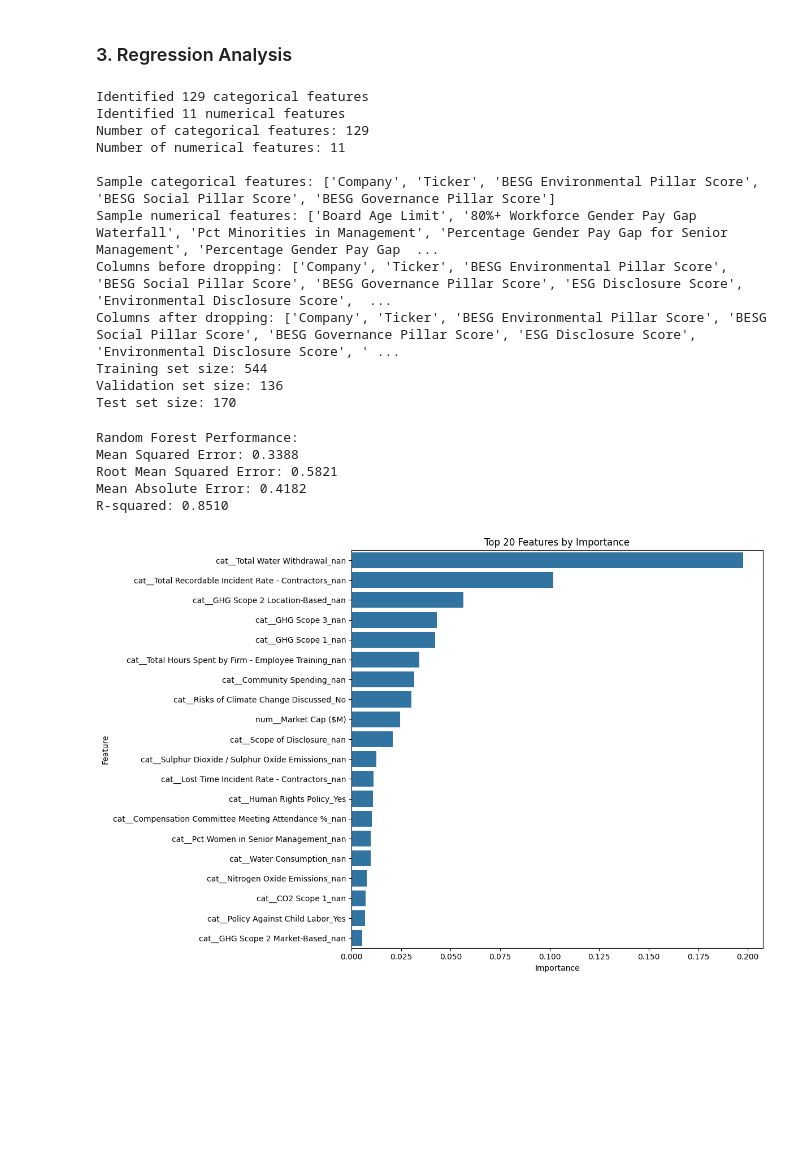
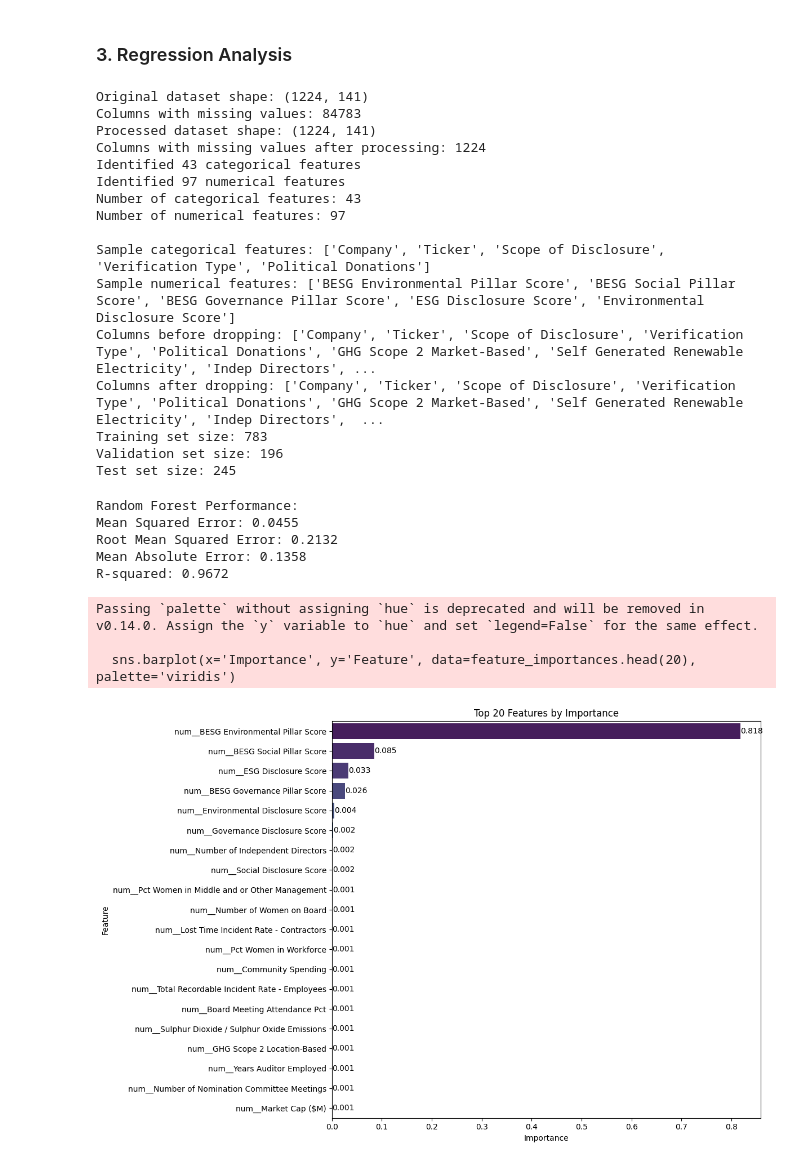
Before and after one commit to XYinfg/esg_analytics, a Jupyter notebook: EDA/EDA.ipynb, the cells around one changed output. Cells and saved outputs as stored; diff of their text form; code cells hidden in the pictures; blank space fills up the shorter version.

```diff
--- a/EDA/EDA.ipynb
+++ b/EDA/EDA.ipynb
@@ -241,7 +282,10 @@ plt.tight_layout()
 ### 3. Regression Analysis
 # %%
 # Prepare data for modeling
-df_filtered, cat_features, num_features = prepare_data_for_modeling(df_filtered)
+df = load_and_clean_data(file_path)
+
+# Drop rows with missing ESG scores
+df, cat_features, num_features = prepare_data_for_modeling(df)
 
 print(f"Number of categorical features: {len(cat_features)}")
 print(f"Number of numerical features: {len(num_features)}")
@@ -250,10 +294,10 @@ print(f"Number of numerical features: {len(num_features)}")
 print("\nSample categorical features:", cat_features[:5])
 print("Sample numerical features:", num_features[:5])
 
-# cols_to_drop = ['Company', 'Ticker', 'Year', 'BESG Environmental Pillar Score', 'BESG Social Pillar Score', 'BESG Governance Pillar Score']
+# cols_to_drop = ['BESG Environmental Pillar Score', 'BESG Social Pillar Score', 'BESG Governance Pillar Score']
 
 # Split the data into training, validation, and test sets
-X = df_filtered[cat_features + num_features]
+X = df[cat_features + num_features]
 
 # Verify columns to drop are in the DataFrame
 print(f"Columns before dropping: {X.columns.tolist()}")
@@ -268,7 +312,7 @@ print(f"Columns after dropping: {X.columns.tolist()}")
 # cat_features = [col for col in cat_features if col not in cols_to_drop]
 # num_features = [col for col in num_features if col not in cols_to_drop]
 
-y = df_filtered['BESG ESG Score']
+y = df['BESG ESG Score']
 
 # First split: train+val vs test (80% vs 20%)
 X_train_val, X_test, y_train_val, y_test = train_test_split(X, y, test_size=0.2, random_state=42)
@@ -280,17 +324,21 @@ print(f"Training set size: {X_train.shape[0]}")
 print(f"Validation set size: {X_val.shape[0]}")
 print(f"Test set size: {X_test.shape[0]}")
 # %% [output]
-Identified 129 categorical features
-Identified 11 numerical features
-Number of categorical features: 129
-Number of numerical features: 11
+Original dataset shape: (1224, 141)
+Columns with missing values: 84783
+Processed dataset shape: (1224, 141)
+Columns with missing values after processing: 1224
+Identified 43 categorical features
+Identified 97 numerical features
+Number of categorical features: 43
+Number of numerical features: 97
 
-Sample categorical features: ['Company', 'Ticker', 'BESG Environmental Pillar Score', 'BESG Social Pillar Score', 'BESG Governance Pillar Score']
-Sample numerical features: ['Board Age Limit', '80%+ Workforce Gender Pay Gap Waterfall', 'Pct Minorities in Management', 'Percentage Gender Pay Gap for Senior Management', 'Percentage Gender Pay Gap  ...
-Columns before dropping: ['Company', 'Ticker', 'BESG Environmental Pillar Score', 'BESG Social Pillar Score', 'BESG Governance Pillar Score', 'ESG Disclosure Score', 'Environmental Disclosure Score',  ...
-Columns after dropping: ['Company', 'Ticker', 'BESG Environmental Pillar Score', 'BESG Social Pillar Score', 'BESG Governance Pillar Score', 'ESG Disclosure Score', 'Environmental Disclosure Score', ' ...
-Training set size: 544
-Validation set size: 136
-Test set size: 170
+Sample categorical features: ['Company', 'Ticker', 'Scope of Disclosure', 'Verification Type', 'Political Donations']
+Sample numerical features: ['BESG Environmental Pillar Score', 'BESG Social Pillar Score', 'BESG Governance Pillar Score', 'ESG Disclosure Score', 'Environmental Disclosure Score']
+Columns before dropping: ['Company', 'Ticker', 'Scope of Disclosure', 'Verification Type', 'Political Donations', 'GHG Scope 2 Market-Based', 'Self Generated Renewable Electricity', 'Indep Directors', ...
+Columns after dropping: ['Company', 'Ticker', 'Scope of Disclosure', 'Verification Type', 'Political Donations', 'GHG Scope 2 Market-Based', 'Self Generated Renewable Electricity', 'Indep Directors',  ...
+Training set size: 783
+Validation set size: 196
+Test set size: 245
 # %%
 from sklearn.ensemble import RandomForestRegressor
@@ -301,14 +349,7 @@ from sklearn.impute import SimpleImputer
 # %%
-# Compare with a baseline model (e.g., Random Forest)
-from sklearn.ensemble import RandomForestRegressor
-from sklearn.impute import SimpleImputer
-from sklearn.preprocessing import StandardScaler, OneHotEncoder
-from sklearn.compose import ColumnTransformer
-from sklearn.pipeline import Pipeline
-
 # Create a preprocessing pipeline
 numeric_transformer = Pipeline(steps=[
-    ('imputer', SimpleImputer(strategy='mean')),
+    ('imputer', KNNImputer(n_neighbors=5)),
     ('scaler', StandardScaler())
 ])
 
@@ -348,34 +389,42 @@ print(f"Mean Absolute Error: {rf_mae:.4f}")
 print(f"R-squared: {rf_r2:.4f}")
 # %% [output]
 Random Forest Performance:
-Mean Squared Error: 0.3388
-Root Mean Squared Error: 0.5821
-Mean Absolute Error: 0.4182
-R-squared: 0.8510
+Mean Squared Error: 0.0455
+Root Mean Squared Error: 0.2132
+Mean Absolute Error: 0.1358
+R-squared: 0.9672
 # %%
 # Extract the trained RandomForestRegressor from the pipeline
 rf_regressor = rf_model.named_steps['regressor']
 
 # Get feature importances
 importances = rf_regressor.feature_importances_
 
 # Get feature names from the preprocessor
 feature_names = rf_model.named_steps['preprocessor'].get_feature_names_out()
 
 # Create a DataFrame for plotting
 feature_importances = pd.DataFrame({'Feature': feature_names, 'Importance': importances})
 feature_importances = feature_importances.sort_values(by='Importance', ascending=False)
 
 # Plot top 20 features by importance
 plt.figure(figsize=(12, 8))
-sns.barplot(x='Importance', y='Feature', data=feature_importances.head(20))
+sns.barplot(x='Importance', y='Feature', data=feature_importances.head(20), palette='viridis')
 plt.title('Top 20 Features by Importance')
 plt.xlabel('Importance')
 plt.ylabel('Feature')
+# Label each bar
+for i in range(20):
+    plt.text(x=feature_importances['Importance'].iloc[i], y=i,
+             s=f"{feature_importances['Importance'].iloc[i]:.3f}",
+             va='center')
 plt.tight_layout()
 plt.show()
 # %% [output]
+Passing `palette` without assigning `hue` is deprecated and will be removed in v0.14.0. Assign the `y` variable to `hue` and set `legend=False` for the same effect.
+
+  sns.barplot(x='Importance', y='Feature', data=feature_importances.head(20), palette='viridis')
-[figure, old version]
+[figure, new version]
 # %%
 # Plot actual vs predicted values
 plt.figure(figsize=(10, 6))
```
Also changed, not shown: parts of 7 cells of this notebook.
